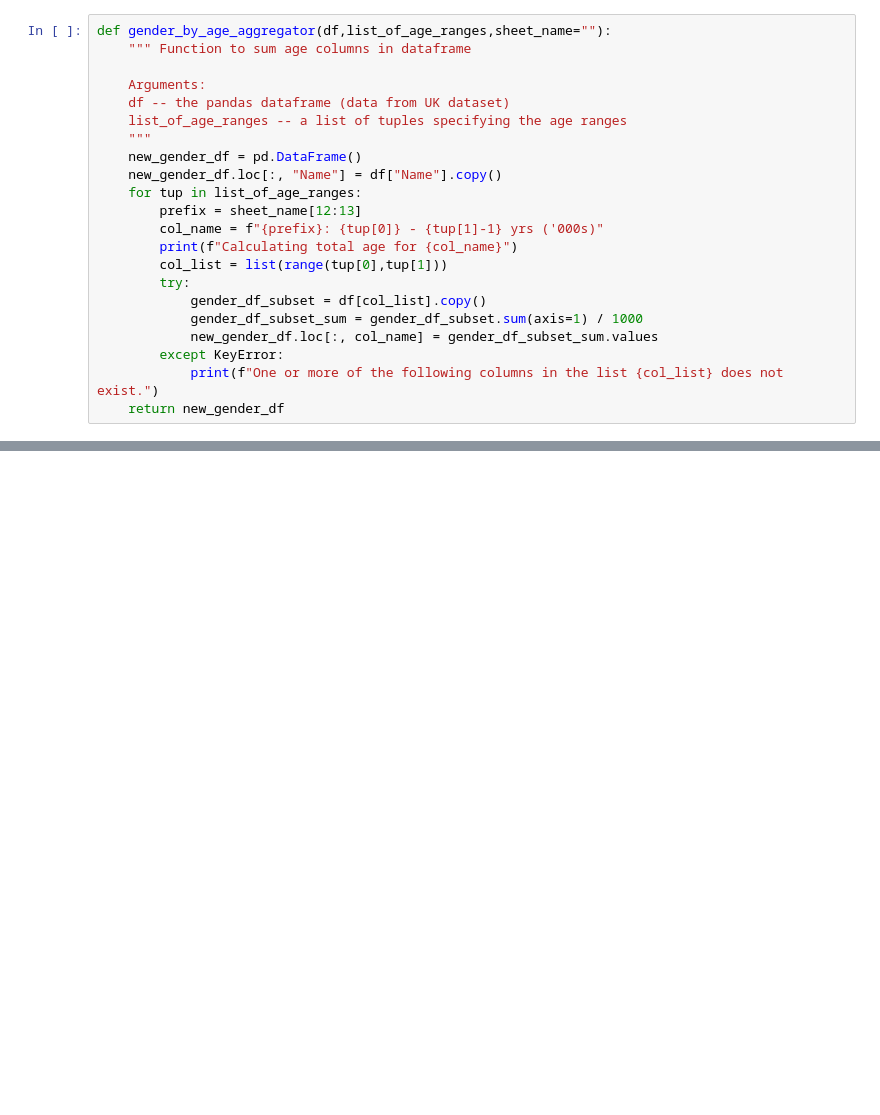
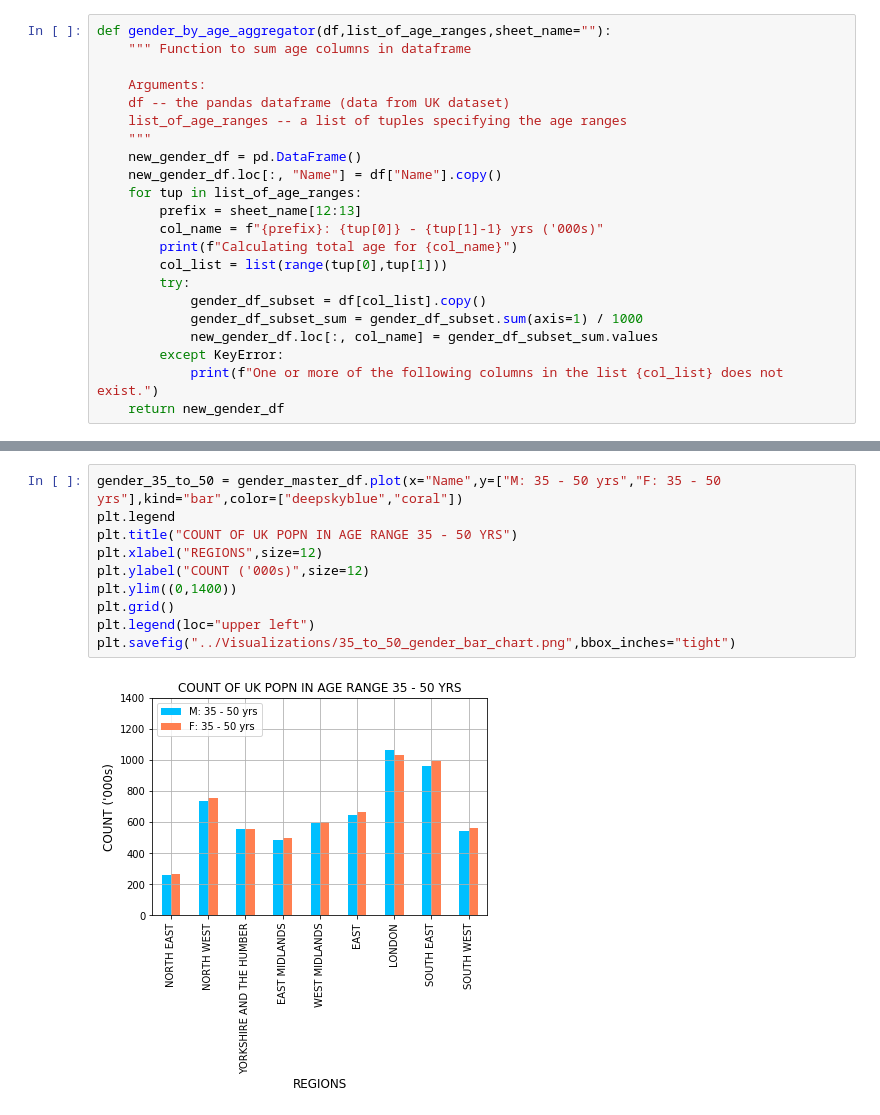
Before and after one commit to somotos1/Brexit_Data_Analysis, a Jupyter notebook: UK_Pop_Data.ipynb, the cells around one changed output, grey strips where cells are left out. Cells and saved outputs as stored; diff of their text form; blank space fills up the shorter version.

```diff
--- a/UK_Pop_Data.ipynb
+++ b/UK_Pop_Data.ipynb
@@ -165,0 +169,12 @@ ValueError: shape mismatch: objects cannot be broadcast to a single shape
+# %%
+gender_35_to_50 = gender_master_df.plot(x="Name",y=["M: 35 - 50 yrs","F: 35 - 50 yrs"],kind="bar",color=["deepskyblue","coral"])
+plt.legend
+plt.title("COUNT OF UK POPN IN AGE RANGE 35 - 50 YRS")
+plt.xlabel("REGIONS",size=12)
+plt.ylabel("COUNT ('000s)",size=12)
+plt.ylim((0,1400))
+plt.grid()
+plt.legend(loc="upper left")
+plt.savefig("../Visualizations/35_to_50_gender_bar_chart.png",bbox_inches="tight")
+# %% [output]
+[figure, added]
```
Also changed, not shown: parts of 18 cells of this notebook.
